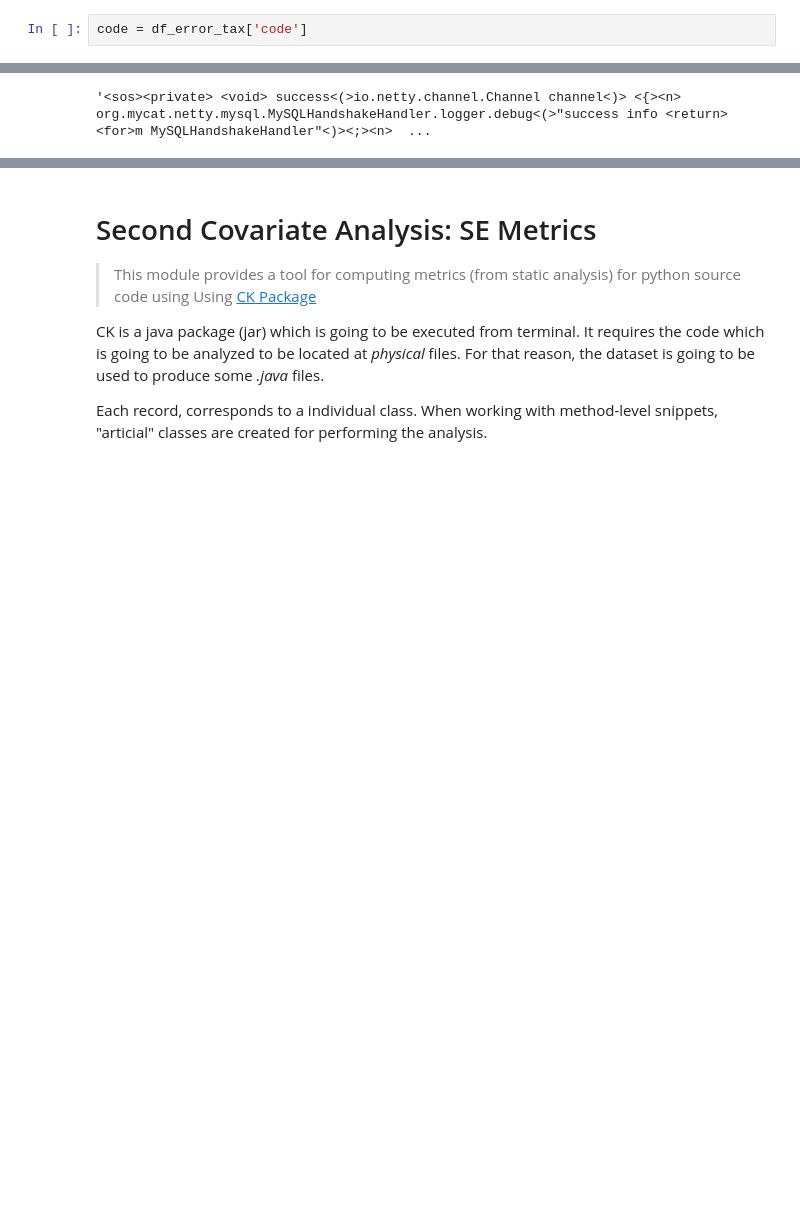
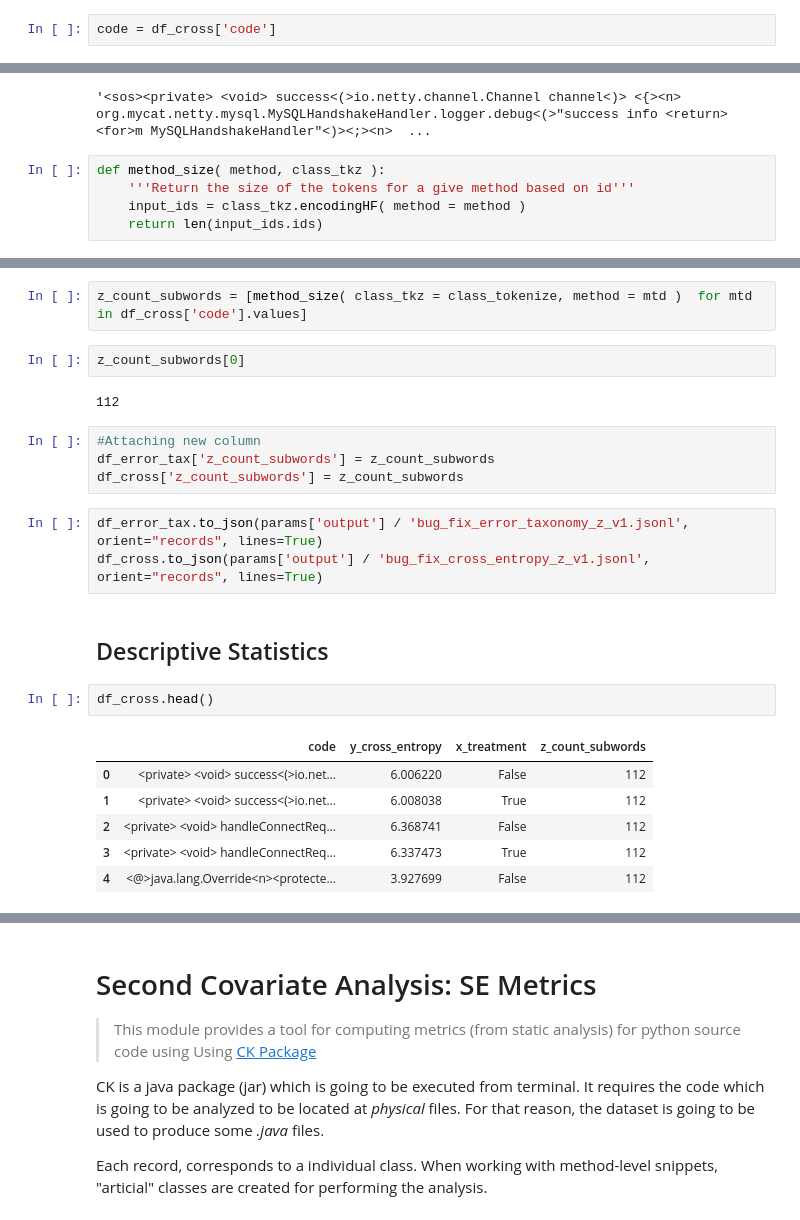
Before and after one commit to ArtificialSoftwareEngineering/InterpretingCodeGeneration, a Jupyter notebook: nbs/00_data.covariates.ipynb, the cells around one changed output, grey strips where cells are left out. Cells and saved outputs as stored; diff of their text form; blank space fills up the shorter version.

```diff
--- a/nbs/00_data.covariates.ipynb
+++ b/nbs/00_data.covariates.ipynb
@@ -108,7 +132,7 @@ class TokenizeHF():
         return self.tokenizer.decode( idss , skip_special_tokens=False )
         #return self.tokenizer.convert_ids_to_tokens(idss )
 # %%
-code = df_error_tax['code']
+code = df_cross['code']
 # %%
 code[0]
 # %% [output]
@@ -128,3 +196,8 @@ logging.info(input_ids.tokens)
 class_tokenize.decodingHF( input_ids.ids )
 # %% [output]
 '<sos><private> <void> success<(>io.netty.channel.Channel channel<)> <{><n>    org.mycat.netty.mysql.MySQLHandshakeHandler.logger.debug<(>"success info <return> <for>m MySQLHandshakeHandler"<)><;><n>  ...
+# %%
+def method_size( method, class_tkz ):
+    '''Return the size of the tokens for a give method based on id'''
+    input_ids = class_tkz.encodingHF( method = method )
+    return len(input_ids.ids)
@@ -130,0 +220,24 @@ class_tokenize.decodingHF( input_ids.ids )
+# %%
+z_count_subwords = [method_size( class_tkz = class_tokenize, method = mtd )  for mtd in df_cross['code'].values]
+# %%
+z_count_subwords[0]
+# %% [output]
+112
+# %%
+#Attaching new column
+df_error_tax['z_count_subwords'] = z_count_subwords
+df_cross['z_count_subwords'] = z_count_subwords
+# %%
+df_error_tax.to_json(params['output'] / 'bug_fix_error_taxonomy_z_v1.jsonl', orient="records", lines=True)
+df_cross.to_json(params['output'] / 'bug_fix_cross_entropy_z_v1.jsonl', orient="records", lines=True)
+# %% [markdown]
+## Descriptive Statistics
+# %%
+df_cross.head()
+# %% [output]
+|  | code | y_cross_entropy | x_treatment | z_count_subwords |
+| 0 | <private> <void> success<(>io.net... | 6.006220 | False | 112 |
+| 1 | <private> <void> success<(>io.net... | 6.008038 | True | 112 |
+| 2 | <private> <void> handleConnectReq... | 6.368741 | False | 112 |
+| 3 | <private> <void> handleConnectReq... | 6.337473 | True | 112 |
+| 4 | <@>java.lang.Override<n><protecte... | 3.927699 | False | 112 |
```
Also changed, not shown: parts of 21 cells of this notebook, 4 other files.
